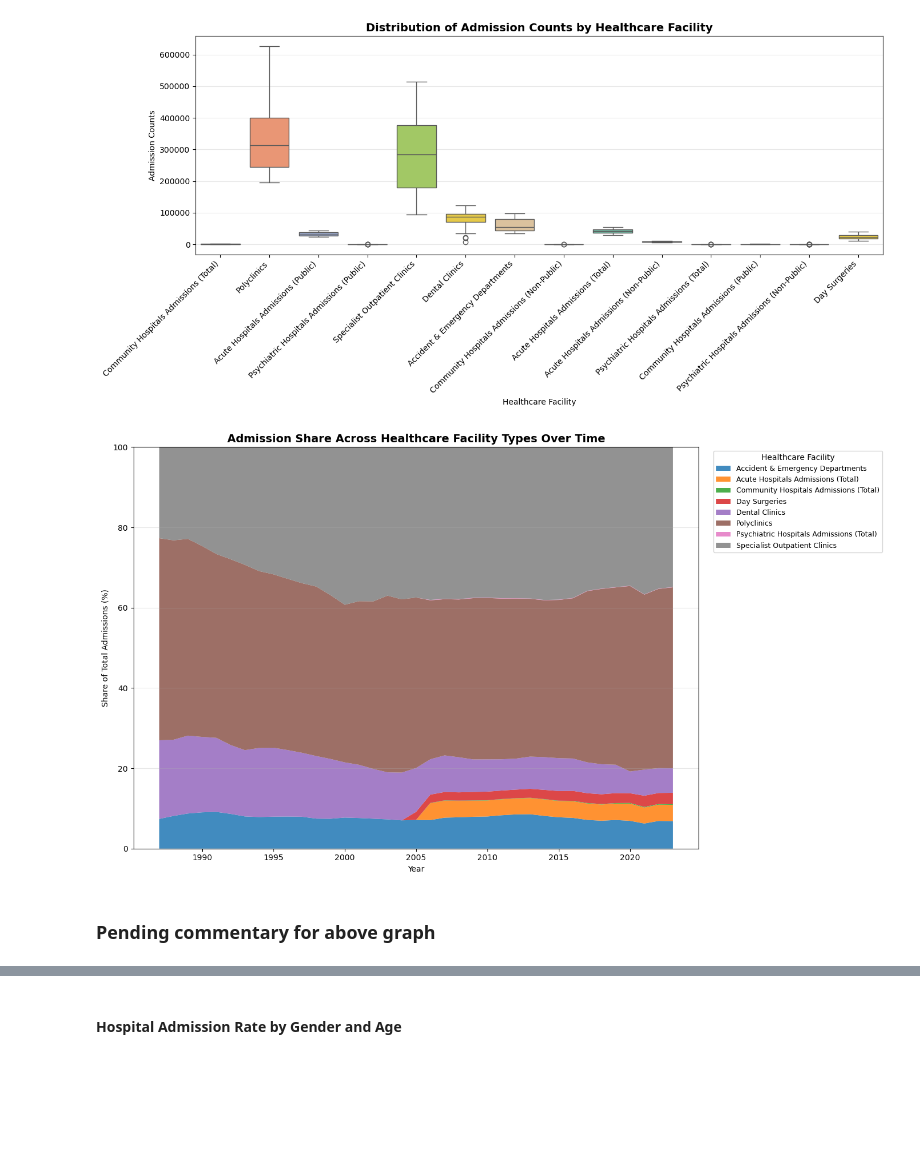
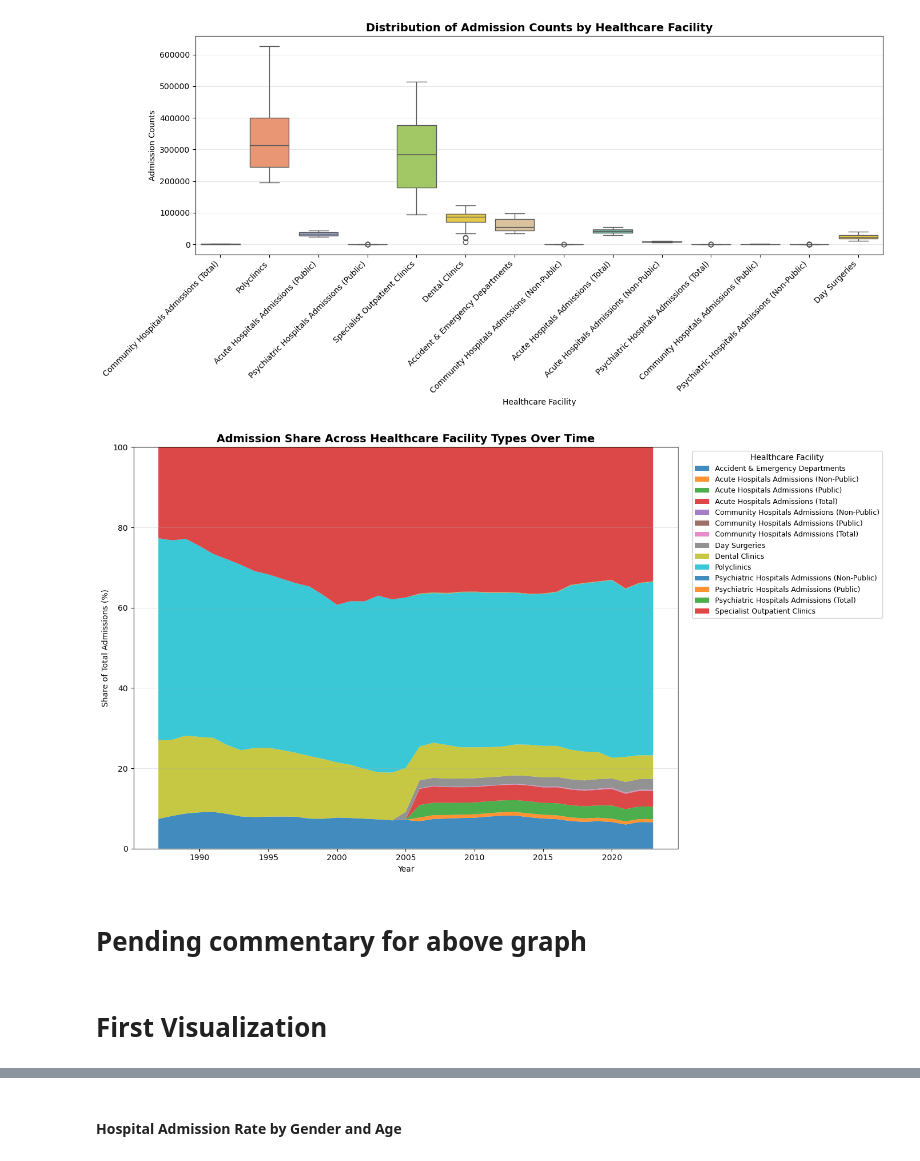
Before and after one commit to sanrio00/portfolio-projects, a Jupyter notebook: WIP/SGH Project.ipynb, the cells around one changed output, grey strips where cells are left out. Drawn from its saved outputs; the diff is of its cells as text; code cells hidden in the pictures; blank space fills up the shorter version.

```diff
--- a/WIP/SGH Project.ipynb
+++ b/WIP/SGH Project.ipynb
@@ -82,17 +51,17 @@ Name: count, Length: 3114, dtype: int64
 # %%
 # Find rows where Admission Counts is 'na', removing leading and trailing spaces and checking whether the cleaned value is exactly 'na'
-na_mask = healthcare_facilities_df['Admission Counts'].astype(str).str.strip().eq('na')
-na_rows = healthcare_facilities_df[na_mask]
+healthcare_na_mask = healthcare_facilities_df['Admission Counts'].astype(str).str.strip().eq('na')
+healthcare_na_rows = healthcare_facilities_df[healthcare_na_mask]
 
 # Confirm that na_rows only contain 'na'
-na_rows['Admission Counts'].value_counts(dropna=False)
+healthcare_na_rows['Admission Counts'].value_counts(dropna=False)
 # %% [output]
 Admission Counts
 na    2268
 Name: count, dtype: int64
 # %%
 # Keep only non-na rows
-healthcare_facilities_df = healthcare_facilities_df[~na_mask]
+healthcare_facilities_df = healthcare_facilities_df[~healthcare_na_mask]
 
 # Confirm there are no more 'na' rows
 healthcare_facilities_df['Admission Counts'].astype(str).str.strip().eq('na').sum()
@@ -181,7 +137,7 @@ yearly_admissions = (
     healthcare_facilities_df
     .dropna(subset=['Admission Counts'])
     .groupby(['Year', 'Healthcare Facilities'], as_index=False)['Admission Counts']
-    .sum()
+    .mean()
 )
 
 # Line chart of Admission Counts Over Time by Healthcare Facility
@@ -194,10 +150,9 @@ sns.lineplot(
     palette=sns.color_palette('tab20', n_colors=yearly_admissions['Healthcare Facilities'].nunique()),
     marker='o'
 )
-plt.title('Admission Counts Over Time by Healthcare Facility', fontsize=14, fontweight='bold')
+plt.title('Average Admission Counts by Healthcare Facility Over Time', fontsize=14, fontweight='bold')
 plt.xlabel('Year')
-plt.ylabel('Admission Counts (log scale)')
-plt.yscale('log')  # separates small facilities from large ones
+plt.ylabel('Average Admission Counts')
 plt.legend(title='Healthcare Facility', bbox_to_anchor=(1.02, 1), loc='upper left', fontsize=8)
 plt.grid(alpha=0.3)
 plt.tight_layout()
@@ -288,47 +243,38 @@ exclude_facilities = [
 
 filtered_df = healthcare_facilities_df[
     ~healthcare_facilities_df['Healthcare Facilities'].isin(exclude_facilities)
 ].copy()
-
-# --- Safety: ensure numeric dtype ---
-filtered_df['Admission Counts'] = pd.to_numeric(filtered_df['Admission Counts'], errors='coerce')
-
-# --- Aggregate: sum admission counts per facility per year ---
-yearly_admissions = (
-    filtered_df
-    .dropna(subset=['Admission Counts'])
-    .groupby(['Year', 'Healthcare Facilities'], as_index=False)['Admission Counts']
-    .sum()
-)
 
 # --- Pivot to wide format ---
 pivot_df = yearly_admissions.pivot(index='Year', columns='Healthcare Facilities', values='Admission Counts')
 pivot_df = pivot_df.fillna(0)
 
 # --- Convert to percentage share per year ---
 share_df = pivot_df.div(pivot_df.sum(axis=1), axis=0) * 100
 
 # --- Plot 100% stacked area chart ---
 plt.figure(figsize=(14, 8))
 plt.stackplot(
     share_df.index,
     share_df.T.values,
     labels=share_df.columns,
     alpha=0.85
 )
 
 plt.title('Admission Share Across Healthcare Facility Types Over Time', fontsize=14, fontweight='bold')
 plt.xlabel('Year')
 plt.ylabel('Share of Total Admissions (%)')
 plt.ylim(0, 100)
 plt.legend(title='Healthcare Facility', bbox_to_anchor=(1.02, 1), loc='upper left', fontsize=9)
 plt.grid(alpha=0.3, axis='y')
 plt.tight_layout()
 plt.show()
 # %% [output]
-[figure, old version]
+[figure, new version]
 # %% [markdown]
-### Pending commentary for above graph
+# Pending commentary for above graph
+# %% [markdown]
+# First Visualization
 # %%
 fig, axes = plt.subplots(3, 1, figsize=(14, 16))
 
```
Also changed, not shown: parts of 49 cells of this notebook.
